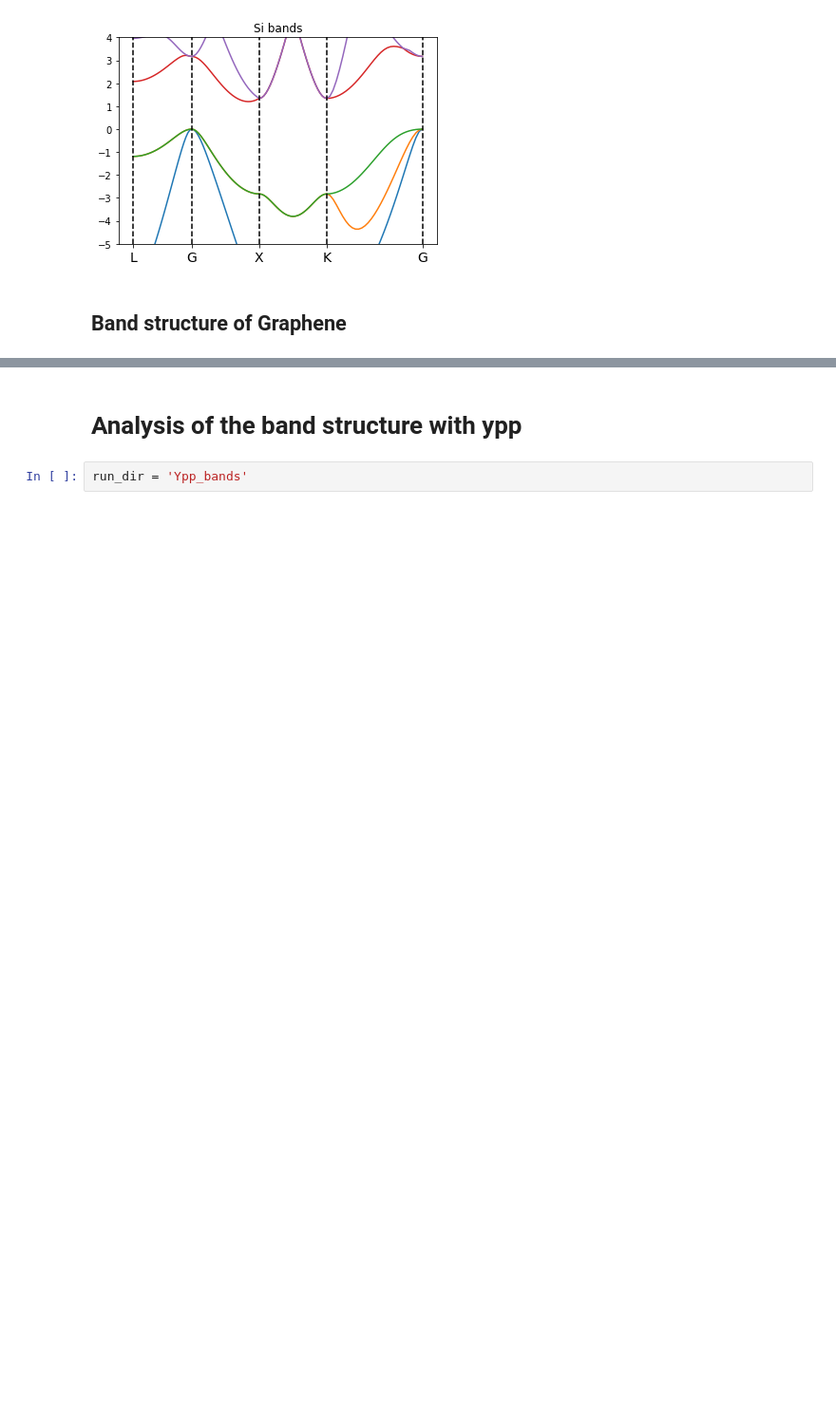
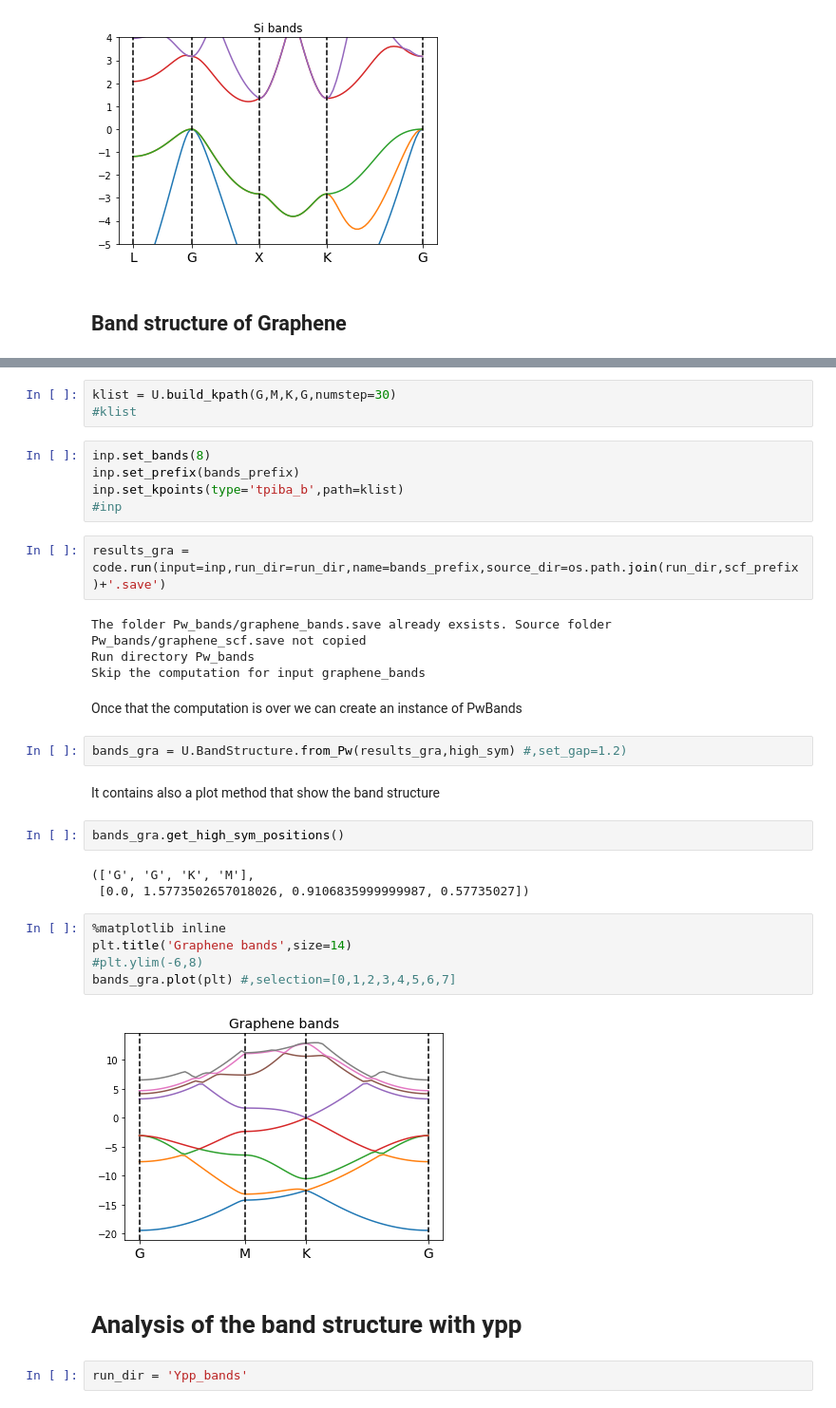
Before and after one commit to marcodalessandro76/MPPI, a Jupyter notebook: sphinx_source/tutorials/Analysis_BandStructure.ipynb, the cells around one changed output, grey strips where cells are left out. Shown: that part at 95% size. Cells and saved outputs as stored; diff of their text form; blank space fills up the shorter version.

```diff
--- a/sphinx_source/tutorials/Analysis_BandStructure.ipynb
+++ b/sphinx_source/tutorials/Analysis_BandStructure.ipynb
@@ -285,3 +383,35 @@ To be done....
+# %%
+klist = U.build_kpath(G,M,K,G,numstep=30)
+#klist
+# %%
+inp.set_bands(8)
+inp.set_prefix(bands_prefix)
+inp.set_kpoints(type='tpiba_b',path=klist)
+#inp
+# %%
+results_gra = code.run(input=inp,run_dir=run_dir,name=bands_prefix,source_dir=os.path.join(run_dir,scf_prefix)+'.save')
+# %% [output]
+The folder Pw_bands/graphene_bands.save already exsists. Source folder Pw_bands/graphene_scf.save not copied
+Run directory Pw_bands
+Skip the computation for input graphene_bands
+# %% [markdown]
+Once that the computation is over we can create an instance of PwBands
+# %%
+bands_gra = U.BandStructure.from_Pw(results_gra,high_sym) #,set_gap=1.2)
+# %% [markdown]
+It contains also a plot method that show the band structure
+# %%
+bands_gra.get_high_sym_positions()
+# %% [output]
+(['G', 'G', 'K', 'M'],
+ [0.0, 1.5773502657018026, 0.9106835999999987, 0.57735027])
+# %%
+%matplotlib inline
+plt.title('Graphene bands',size=14)
+#plt.ylim(-6,8)
+bands_gra.plot(plt) #,selection=[0,1,2,3,4,5,6,7]
+# %% [output]
+[figure, added]
 # %% [markdown]
 # Analysis of the band structure with ypp
 # %%
```
Also changed, not shown: parts of 16 cells of this notebook, 13 other files.
